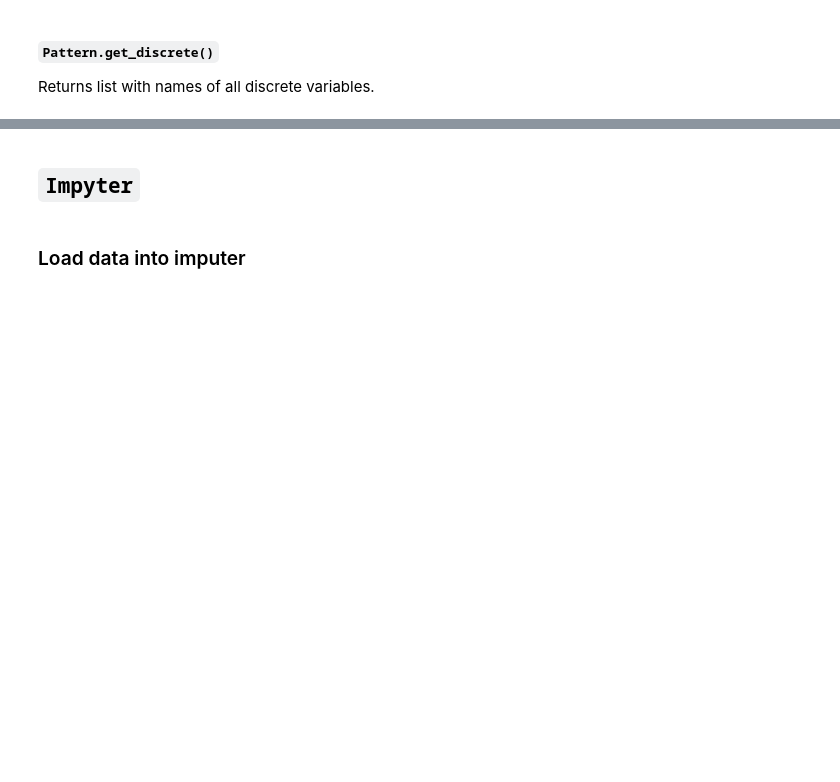
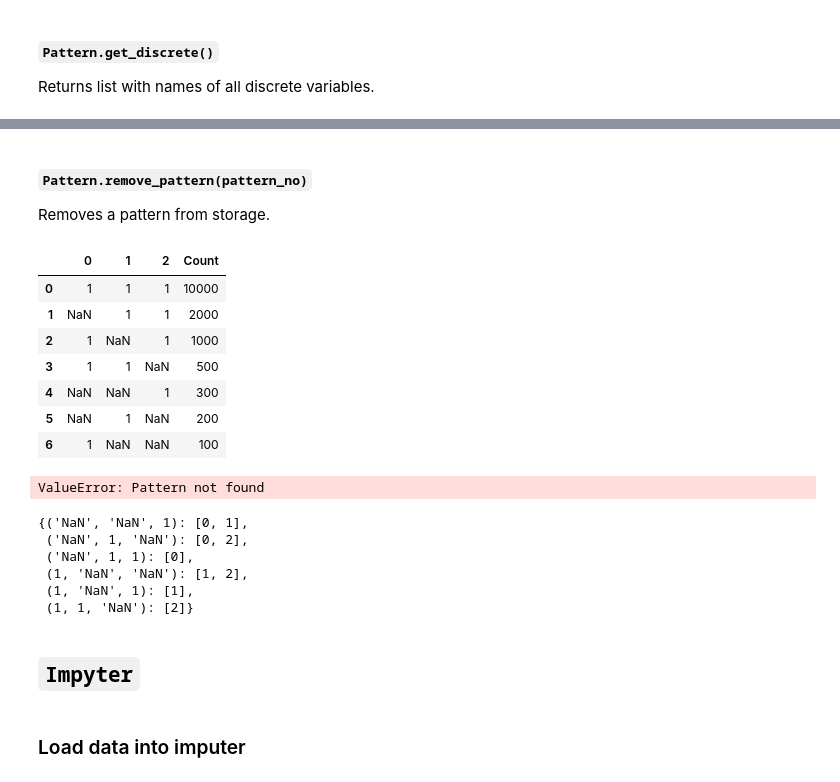
Before and after one commit to andirs/impyte, a Jupyter notebook: sandbox.ipynb, the cells around one changed output, grey strips where cells are left out. Drawn from its saved outputs; the diff is of its cells as text; code cells hidden in the pictures; blank space fills up the shorter version.

```diff
--- a/sandbox.ipynb
+++ b/sandbox.ipynb
@@ -287,3 +309,32 @@ pattern_log.get_discrete()
+# %% [markdown]
+#### `Pattern.remove_pattern(pattern_no)`
+Removes a pattern from storage.
+# %%
+reload(impyte)
+pattern_log = impyte.Pattern()
+pattern_log.get_pattern(pd.DataFrame(df))
+# %% [output]
+|  | 0 | 1 | 2 | Count |
+| 0 | 1 | 1 | 1 | 10000 |
+| 1 | NaN | 1 | 1 | 2000 |
+| 2 | 1 | NaN | 1 | 1000 |
+| 3 | 1 | 1 | NaN | 500 |
+| 4 | NaN | NaN | 1 | 300 |
+| 5 | NaN | 1 | NaN | 200 |
+| 6 | 1 | NaN | NaN | 100 |
+# %%
+pattern_log.remove_pattern(6)
+# %% [output]
+ValueError: Pattern not found
+# %%
+pattern_log.
+# %% [output]
+{('NaN', 'NaN', 1): [0, 1],
+ ('NaN', 1, 'NaN'): [0, 2],
+ ('NaN', 1, 1): [0],
+ (1, 'NaN', 'NaN'): [1, 2],
+ (1, 'NaN', 1): [1],
+ (1, 1, 'NaN'): [2]}
 # %% [markdown]
 ## `Impyter`
 # %%
```
Also changed, not shown: parts of 24 cells of this notebook, 1 other file.
